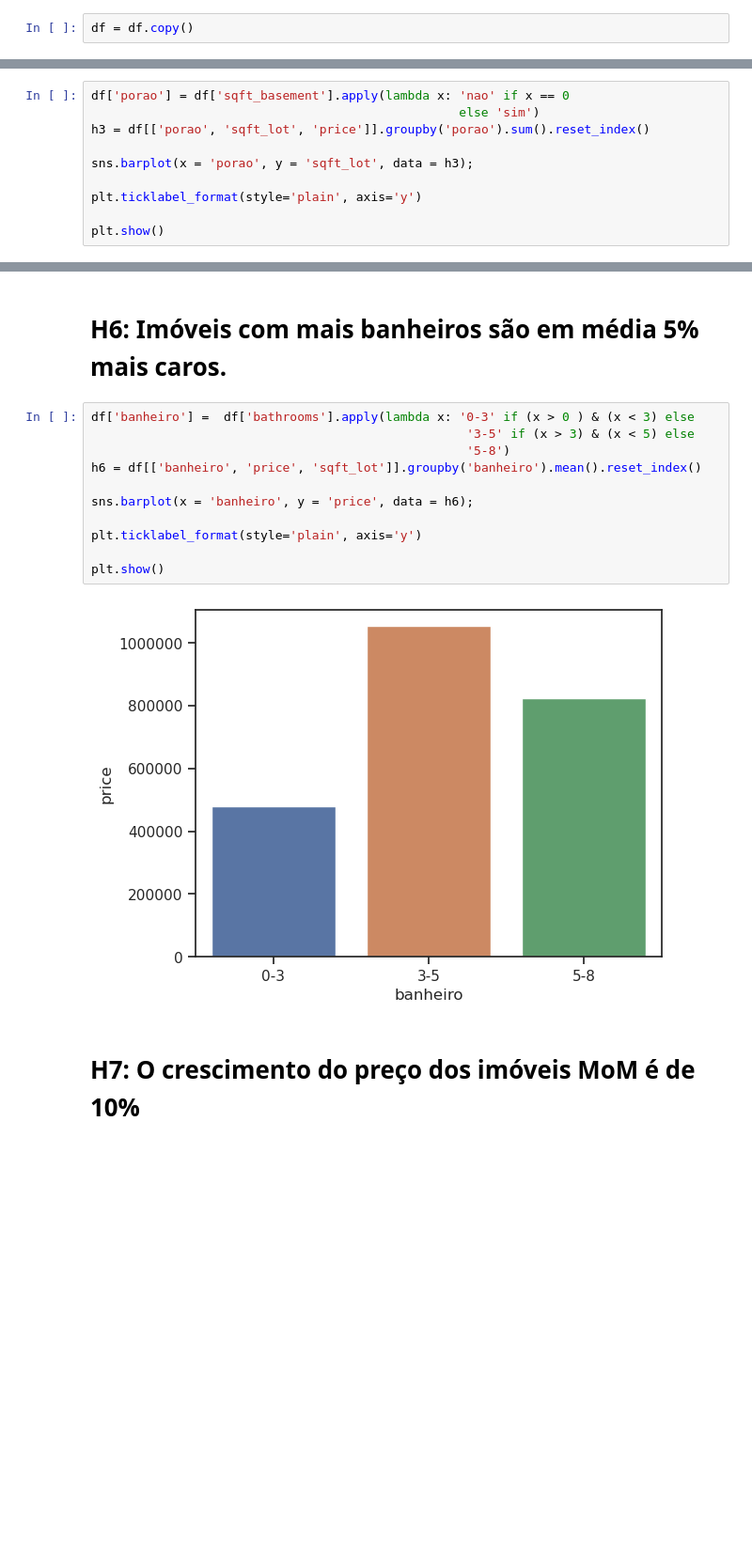
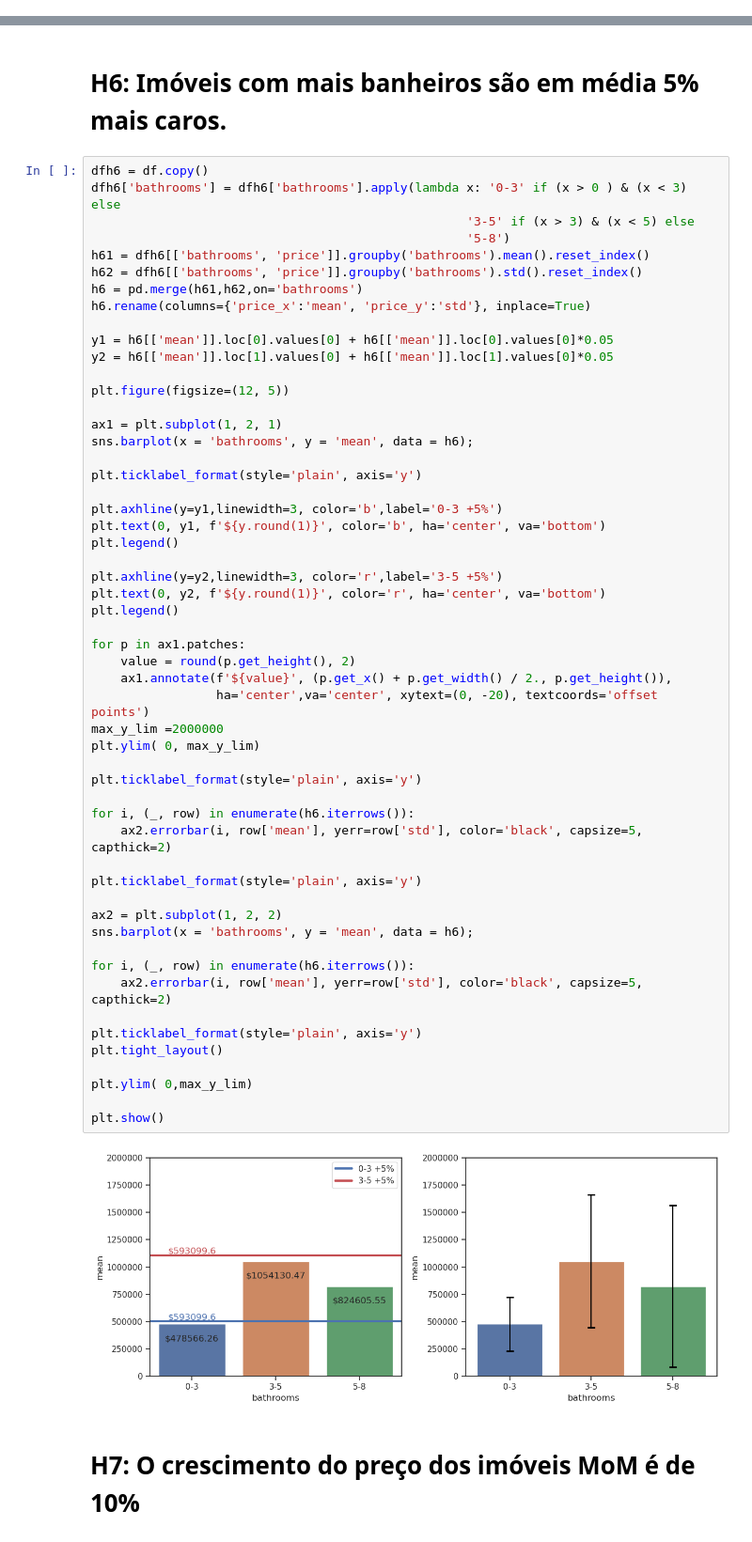
Before and after one commit to hugoferraz5/House_Rocket1, a Jupyter notebook: House_Rocket_Dashboard.ipynb, the cells around one changed output, grey strips where cells are left out. Shown at 94% size. Cells and saved outputs as stored; diff of their text form; blank space fills up the shorter version.

```diff
--- a/House_Rocket_Dashboard.ipynb
+++ b/House_Rocket_Dashboard.ipynb
@@ -60,8 +61,6 @@ df.head()
 | 3 | 2487200875 | 2014-12-09 | 604000 | 4 | 3.00 | 1960 | 5000 | 1.00 | 0 | 0 | ... |
 | 4 | 1954400510 | 2015-02-18 | 510000 | 3 | 2.00 | 1680 | 8080 | 1.00 | 0 | 0 | ... |
 5 rows × 21 columns
-# %%
-df = df.copy()
 # %% [markdown]
 # 3 INSIGHTS
 # %% [markdown]
@@ -95,10 +163,0 @@ plt.show()
-# %%
-df['porao'] = df['sqft_basement'].apply(lambda x: 'nao' if x == 0
-                                                  else 'sim')
-h3 = df[['porao', 'sqft_lot', 'price']].groupby('porao').sum().reset_index()
-
-sns.barplot(x = 'porao', y = 'sqft_lot', data = h3);
-
-plt.ticklabel_format(style='plain', axis='y')
-
-plt.show()
@@ -138,18 +271,61 @@ plt.show()
 # %% [markdown]
 # H6: Imóveis com mais banheiros são em média 5% mais caros.
 # %%
-df['banheiro'] =  df['bathrooms'].apply(lambda x: '0-3' if (x > 0 ) & (x < 3) else
+dfh6 = df.copy()
+dfh6['bathrooms'] = dfh6['bathrooms'].apply(lambda x: '0-3' if (x > 0 ) & (x < 3) else
                                                    '3-5' if (x > 3) & (x < 5) else
                                                    '5-8')
-h6 = df[['banheiro', 'price', 'sqft_lot']].groupby('banheiro').mean().reset_index()
+h61 = dfh6[['bathrooms', 'price']].groupby('bathrooms').mean().reset_index()
+h62 = dfh6[['bathrooms', 'price']].groupby('bathrooms').std().reset_index()
+h6 = pd.merge(h61,h62,on='bathrooms')
+h6.rename(columns={'price_x':'mean', 'price_y':'std'}, inplace=True)
 
-sns.barplot(x = 'banheiro', y = 'price', data = h6);
+y1 = h6[['mean']].loc[0].values[0] + h6[['mean']].loc[0].values[0]*0.05
+y2 = h6[['mean']].loc[1].values[0] + h6[['mean']].loc[1].values[0]*0.05
+
+plt.figure(figsize=(12, 5))
+
+ax1 = plt.subplot(1, 2, 1)
+sns.barplot(x = 'bathrooms', y = 'mean', data = h6);
 
 plt.ticklabel_format(style='plain', axis='y')
 
+plt.axhline(y=y1,linewidth=3, color='b',label='0-3 +5%')
+plt.text(0, y1, f'${y.round(1)}', color='b', ha='center', va='bottom')
+plt.legend()
+
+plt.axhline(y=y2,linewidth=3, color='r',label='3-5 +5%')
+plt.text(0, y2, f'${y.round(1)}', color='r', ha='center', va='bottom')
+plt.legend()
+
+for p in ax1.patches:
+    value = round(p.get_height(), 2)
+    ax1.annotate(f'${value}', (p.get_x() + p.get_width() / 2., p.get_height()),
+                 ha='center',va='center', xytext=(0, -20), textcoords='offset points')
+max_y_lim =2000000
+plt.ylim( 0, max_y_lim)
+
+plt.ticklabel_format(style='plain', axis='y')
+
+for i, (_, row) in enumerate(h6.iterrows()):
+    ax2.errorbar(i, row['mean'], yerr=row['std'], color='black', capsize=5, capthick=2)
+
+plt.ticklabel_format(style='plain', axis='y')
+
+ax2 = plt.subplot(1, 2, 2)
+sns.barplot(x = 'bathrooms', y = 'mean', data = h6);
+
+for i, (_, row) in enumerate(h6.iterrows()):
+    ax2.errorbar(i, row['mean'], yerr=row['std'], color='black', capsize=5, capthick=2)
+
+plt.ticklabel_format(style='plain', axis='y')
+plt.tight_layout()
+
+plt.ylim( 0,max_y_lim)
+
 plt.show()
 # %% [output]
-[figure, old version]
+[figure, new version]
 # %% [markdown]
 # H7: O crescimento do preço dos imóveis MoM é de 10%
 # %%
```
Also changed, not shown: parts of 15 cells of this notebook, 8 other files.
